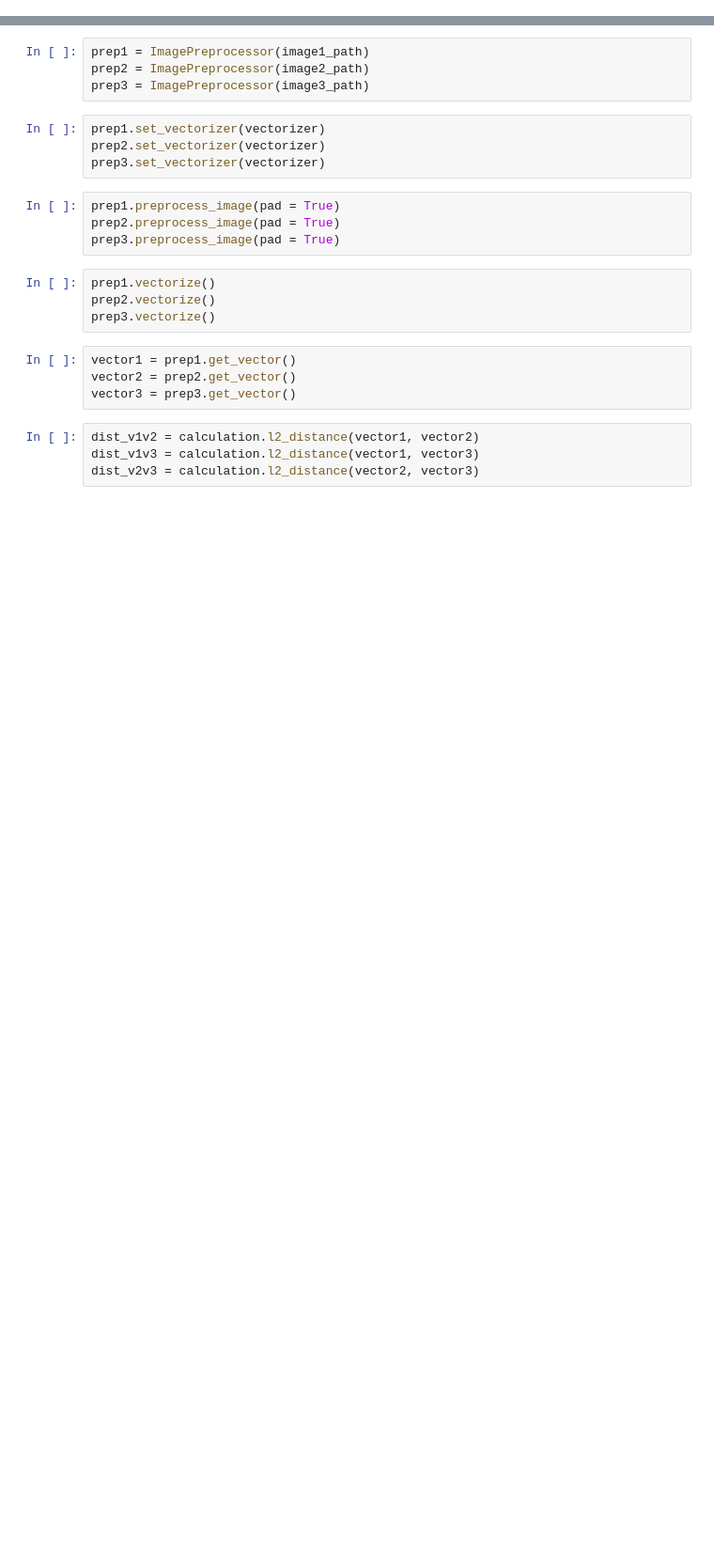
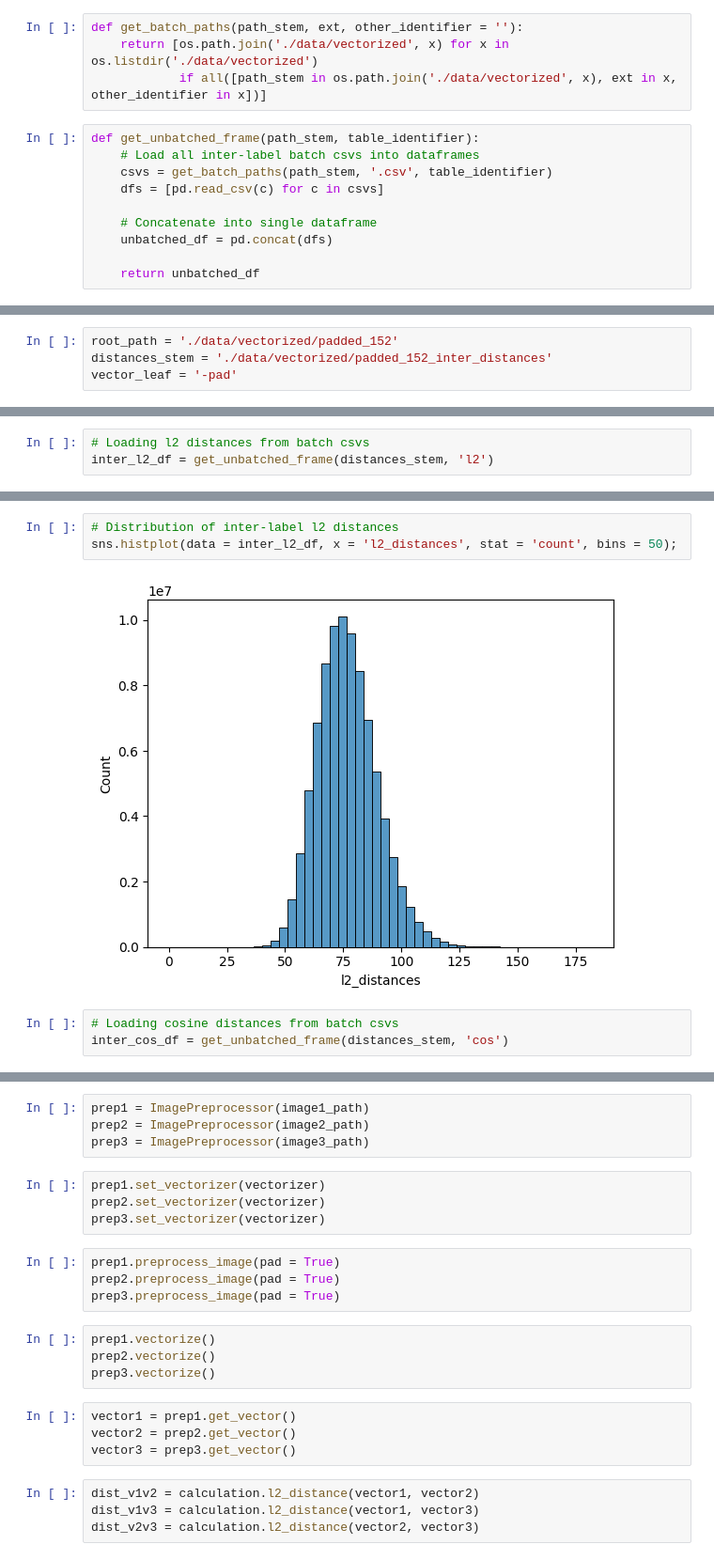
Before and after one commit to JoshuaGottlieb/Facial-Recognition-with-Deepface, a Jupyter notebook: Vectorization.ipynb, the cells around one changed output, grey strips where cells are left out. Shown at 94% size. Cells and saved outputs as stored; diff of their text form; blank space fills up the shorter version.

Commit message:
Cleaned up code and moved a lot into in-notebook functions. Processed padded and stretched 152x152 vectorization and datasets, ready for comparisons for threshold determination.

```diff
--- a/Vectorization.ipynb
+++ b/Vectorization.ipynb
@@ -41,0 +269,14 @@ for i, image_name in enumerate(os.listdir(resized_path)):
+# %%
+def get_batch_paths(path_stem, ext, other_identifier = ''):
+    return [os.path.join('./data/vectorized', x) for x in os.listdir('./data/vectorized')
+            if all([path_stem in os.path.join('./data/vectorized', x), ext in x, other_identifier in x])]
+# %%
+def get_unbatched_frame(path_stem, table_identifier):
+    # Load all inter-label batch csvs into dataframes
+    csvs = get_batch_paths(path_stem, '.csv', table_identifier)
+    dfs = [pd.read_csv(c) for c in csvs]
+
+    # Concatenate into single dataframe
+    unbatched_df = pd.concat(dfs)
+
+    return unbatched_df
@@ -132,0 +396,4 @@ for i, name in enumerate(unique_names):
+# %%
+root_path = './data/vectorized/padded_152'
+distances_stem = './data/vectorized/padded_152_inter_distances'
+vector_leaf = '-pad'
@@ -132,0 +421,3 @@ for i, name in enumerate(unique_names):
+# %%
+# Loading l2 distances from batch csvs
+inter_l2_df = get_unbatched_frame(distances_stem, 'l2')
@@ -132,0 +437,8 @@ for i, name in enumerate(unique_names):
+# %%
+# Distribution of inter-label l2 distances
+sns.histplot(data = inter_l2_df, x = 'l2_distances', stat = 'count', bins = 50);
+# %% [output]
+[figure, added]
+# %%
+# Loading cosine distances from batch csvs
+inter_cos_df = get_unbatched_frame(distances_stem, 'cos')
```
Also changed, not shown: parts of 81 cells of this notebook.
